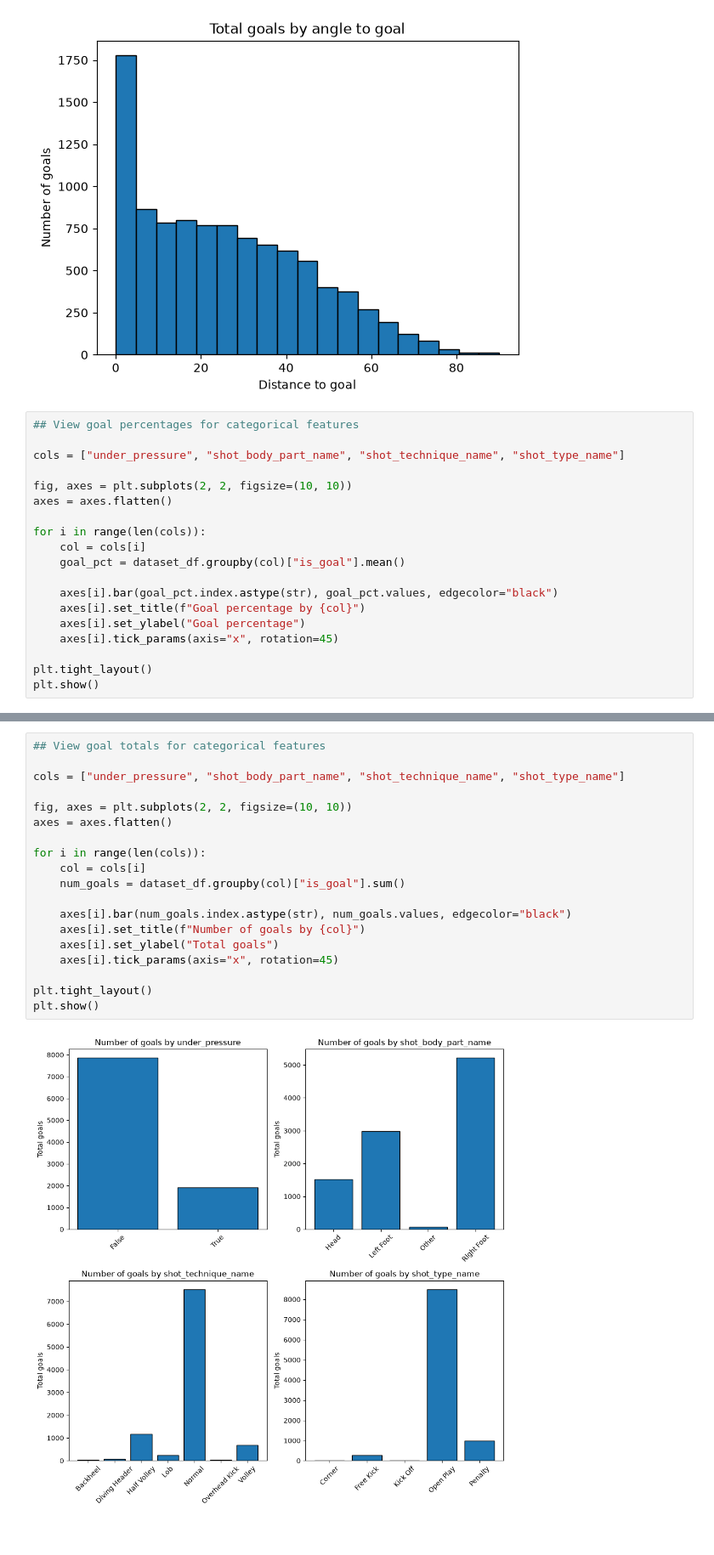
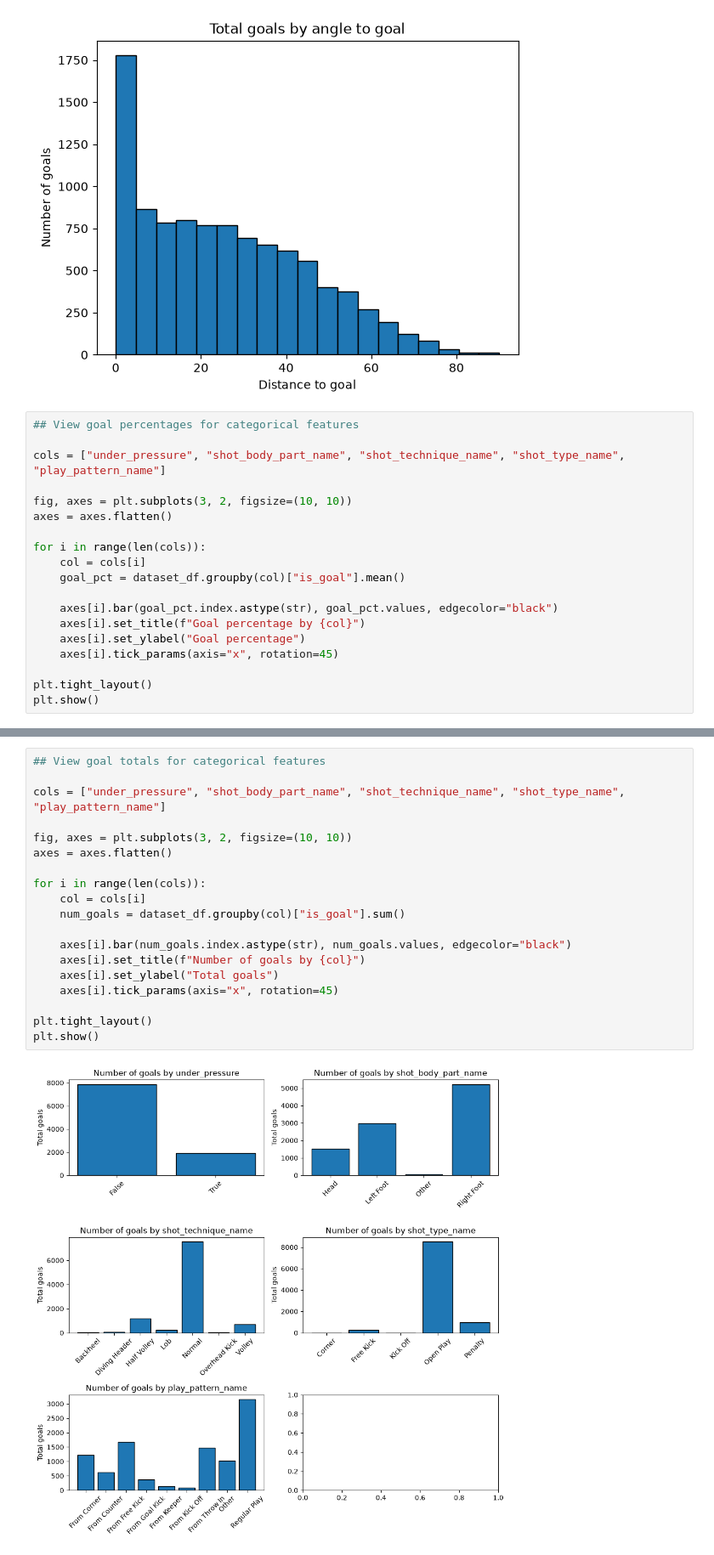
Before and after one commit to joeyallen1/Expected-goals-bayesian, a Jupyter notebook: eda.ipynb, the cells around one changed output, grey strips where cells are left out. Shown at 85% size. Saved outputs shown, nothing was run; the diff lists cells and outputs as text.

```diff
--- a/eda.ipynb
+++ b/eda.ipynb
@@ -130,9 +131,9 @@ Text(0, 0.5, 'Number of goals')
 # %%
 ## View goal percentages for categorical features
 
-cols = ["under_pressure", "shot_body_part_name", "shot_technique_name", "shot_type_name"]
+cols = ["under_pressure", "shot_body_part_name", "shot_technique_name", "shot_type_name", "play_pattern_name"]
 
-fig, axes = plt.subplots(2, 2, figsize=(10, 10))
+fig, axes = plt.subplots(3, 2, figsize=(10, 10))
 axes = axes.flatten()
 
 for i in range(len(cols)):
@@ -151,21 +152,21 @@ plt.show()
 # %%
 ## View goal totals for categorical features
 
-cols = ["under_pressure", "shot_body_part_name", "shot_technique_name", "shot_type_name"]
+cols = ["under_pressure", "shot_body_part_name", "shot_technique_name", "shot_type_name", "play_pattern_name"]
 
-fig, axes = plt.subplots(2, 2, figsize=(10, 10))
+fig, axes = plt.subplots(3, 2, figsize=(10, 10))
 axes = axes.flatten()
 
 for i in range(len(cols)):
     col = cols[i]
     num_goals = dataset_df.groupby(col)["is_goal"].sum()
 
     axes[i].bar(num_goals.index.astype(str), num_goals.values, edgecolor="black")
     axes[i].set_title(f"Number of goals by {col}")
     axes[i].set_ylabel("Total goals")
     axes[i].tick_params(axis="x", rotation=45)
 
 plt.tight_layout()
 plt.show()
 # %% [output]
-[figure, old version]
+[figure, new version]
```
Also changed, not shown: parts of 7 cells of this notebook, 2 other files.
